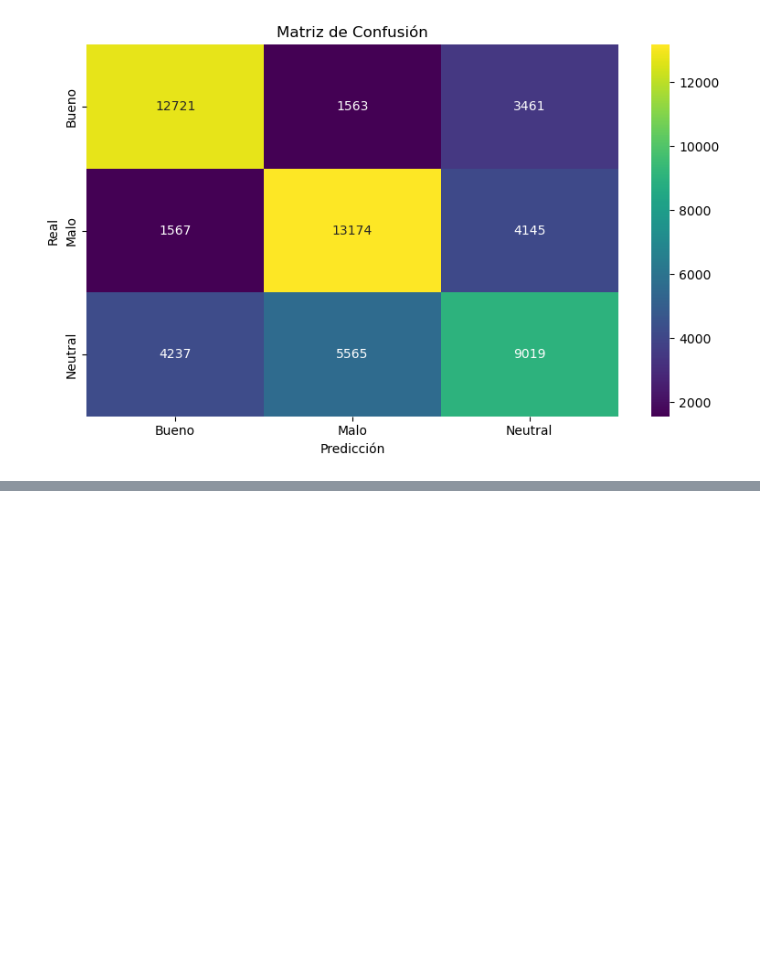
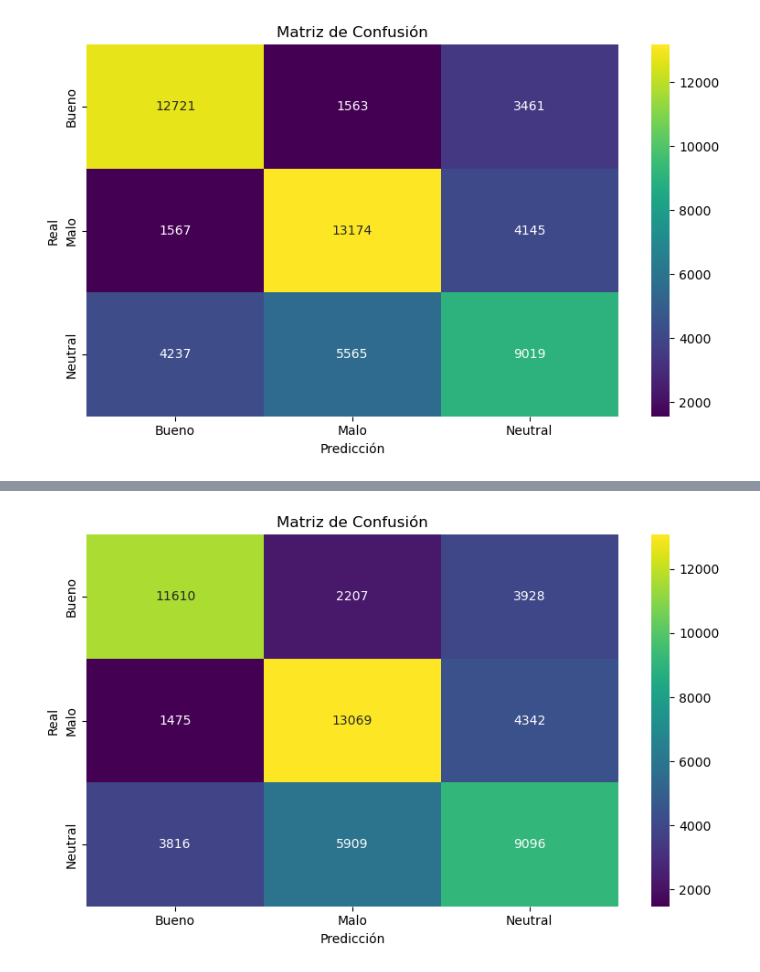
Before and after one commit to Alejandr0xxx/sentimental_analysis_model, a Jupyter notebook: modeladoML.ipynb, the cells around one changed output, grey strips where cells are left out. Cells and saved outputs as stored; diff of their text form; code cells hidden in the pictures; blank space fills up the shorter version.

```diff
--- a/modeladoML.ipynb
+++ b/modeladoML.ipynb
@@ -116,0 +248,24 @@ plot_confussion_matrix(y_test_ml, y_pred_lr, labels)
+# %%
+d_train = xgb.DMatrix(X_train_vectorized, label=y_train_ml)
+d_test = xgb.DMatrix(X_test_vectorized, label=y_test_ml)
+# %%
+XGB_MODEL_NAME = 'xgb_model.pkl'
+ROUNDS = 100
+if model_exists(XGB_MODEL_NAME, MODEL_TYPE):
+    xgb_model = load_model(XGB_MODEL_NAME, MODEL_TYPE)
+else:
+    xgb_params = {
+    'objective': 'multi:softmax',
+    'num_class': 3,
+    'max_depth': 6,
+    'eta': 0.3,
+    'eval_metric': 'merror'
+    }
+
+    xgb_model = xgb.train(xgb_params, d_train, ROUNDS)
+
+    save_model(xgb_model, XGB_MODEL_NAME, MODEL_TYPE)
+# %%
+y_pred_xgb = xgb_model.predict(d_test)
+
+print(classification_report(y_test_ml, y_pred_xgb, target_names=labels))
@@ -116,0 +282,4 @@ plot_confussion_matrix(y_test_ml, y_pred_lr, labels)
+# %%
+plot_confussion_matrix(y_test_ml, y_pred_xgb, labels)
+# %% [output]
+[figure, added]
```
Also changed, not shown: parts of 19 cells of this notebook, 7 other files.
